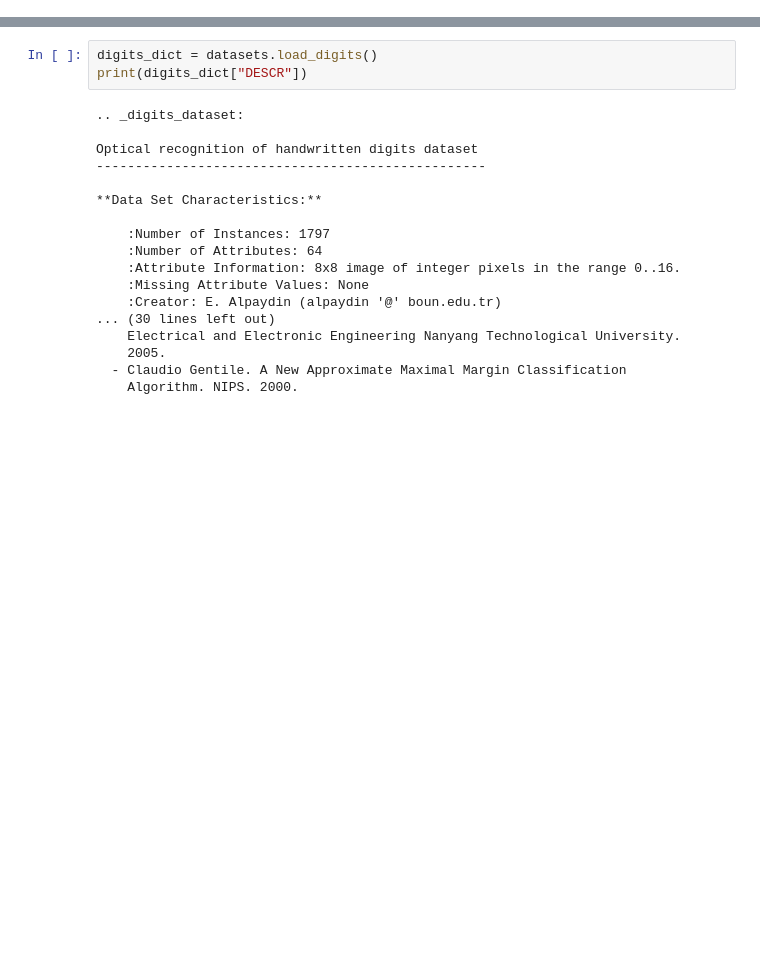
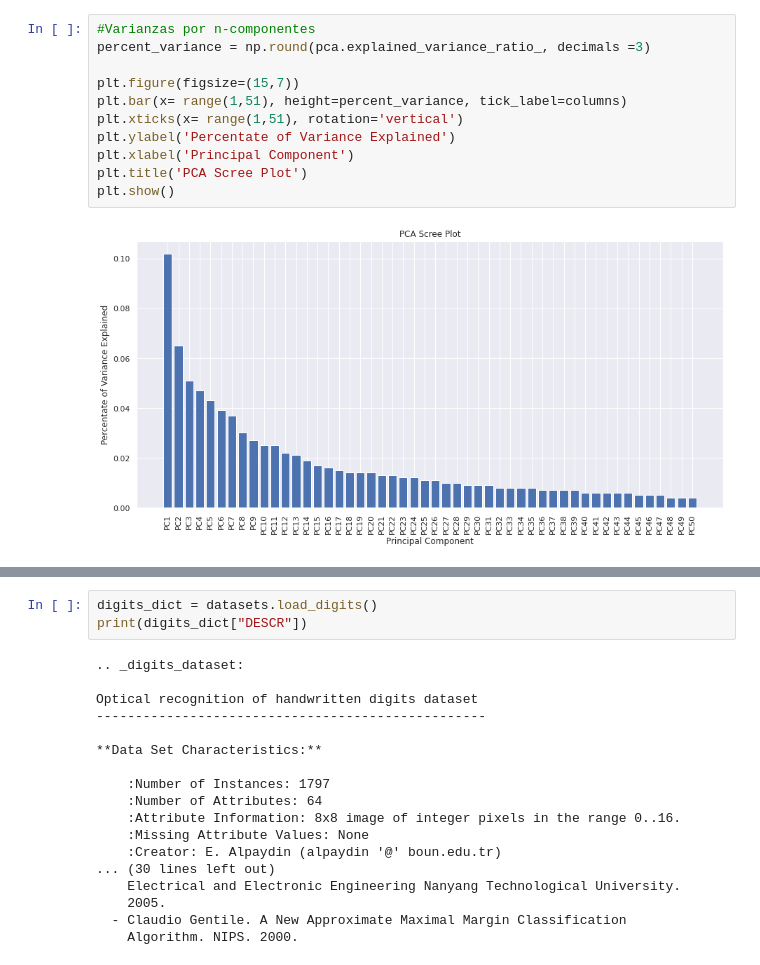
Before and after one commit to zhjavdi/Taller-2-INF398, a Jupyter notebook: Taller-2-INF398.ipynb, the cells around one changed output, grey strips where cells are left out. Drawn from its saved outputs; the diff is of its cells as text; blank space fills up the shorter version.

```diff
--- a/Taller-2-INF398.ipynb
+++ b/Taller-2-INF398.ipynb
@@ -0,0 +249,13 @@
+# %%
+#Varianzas por n-componentes
+percent_variance = np.round(pca.explained_variance_ratio_, decimals =3)
+
+plt.figure(figsize=(15,7))
+plt.bar(x= range(1,51), height=percent_variance, tick_label=columns)
+plt.xticks(x= range(1,51), rotation='vertical')
+plt.ylabel('Percentate of Variance Explained')
+plt.xlabel('Principal Component')
+plt.title('PCA Scree Plot')
+plt.show()
+# %% [output]
+[figure, added]
```
Also changed, not shown: parts of 90 cells of this notebook.
